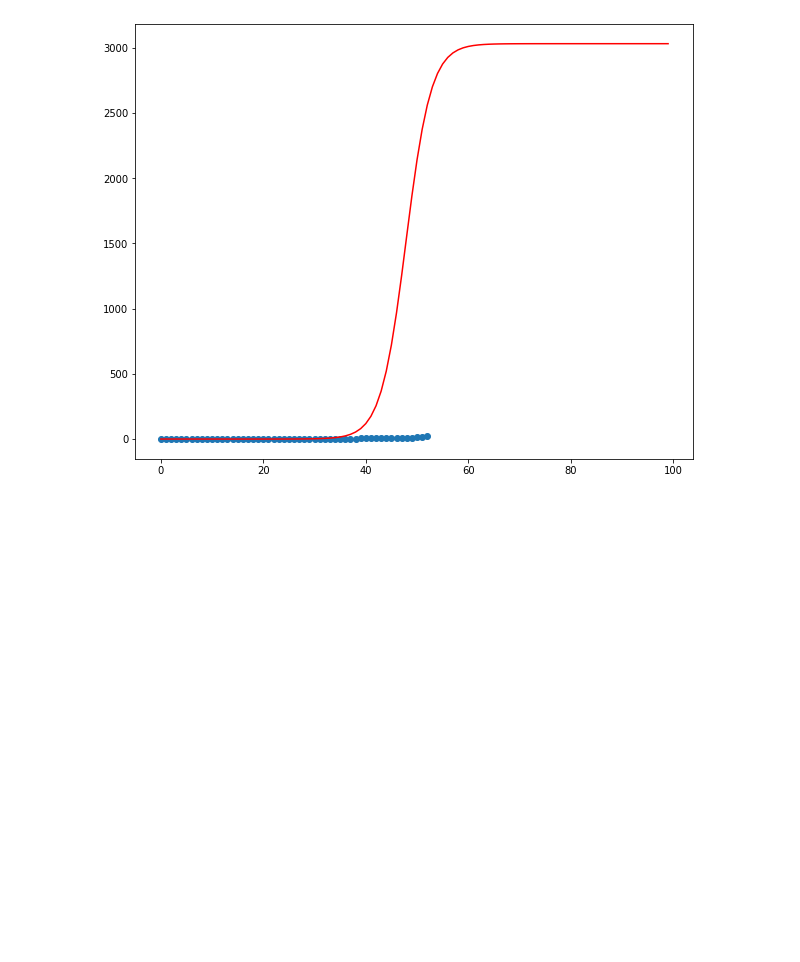
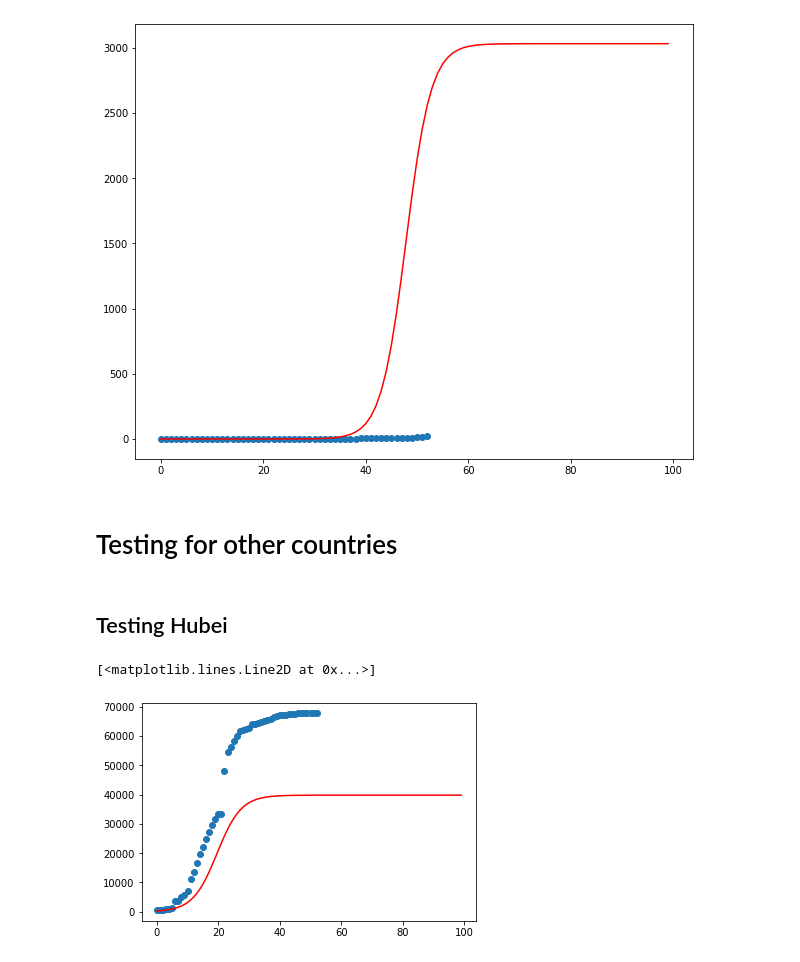
Before and after one commit to juliocrn94/CoronaVirus_ML, a Jupyter notebook: V2.0/COVID-19 Predictions.ipynb, the cells around one changed output. Saved outputs shown, nothing was run; the diff lists cells and outputs as text; code cells hidden in the pictures; blank space fills up the shorter version.

```diff
--- a/V2.0/COVID-19 Predictions.ipynb
+++ b/V2.0/COVID-19 Predictions.ipynb
@@ -664,3 +664,35 @@ plt.plot(x2, func(x2, mex_pred_L, mex_pred_k, mex_pred_a), 'r-')
 # %% [output]
 [<matplotlib.lines.Line2D at 0x...>]
 [figure]
+# %% [markdown]
+# Testing for other countries
+# %%
+hubei_pred_L = mod_L_ranfor.predict([hubei_L_test])
+hubei_pred_k = mod_k_ranfor.predict([hubei_k_test])
+hubei_pred_a = mod_a_linear.predict([hubei_a_test])
+
+iran_pred_L = mod_L_ranfor.predict([iran_L_test])
+iran_pred_k = mod_k_ranfor.predict([iran_k_test])
+iran_pred_a = mod_a_linear.predict([iran_a_test])
+
+sk_pred_L = mod_L_ranfor.predict([sk_L_test])
+sk_pred_k = mod_k_ranfor.predict([sk_k_test])
+sk_pred_a = mod_a_linear.predict([sk_a_test])
+
+us_pred_L = mod_L_ranfor.predict([us_L_test])
+us_pred_k = mod_k_ranfor.predict([us_k_test])
+us_pred_a = mod_a_linear.predict([us_a_test])
+
+guangdong_pred_L = mod_L_ranfor.predict([guangdong_L_test])
+guangdong_pred_k = mod_k_ranfor.predict([guangdong_k_test])
+guangdong_pred_a = mod_a_linear.predict([guangdong_a_test])
+# %% [markdown]
+## Testing Hubei
+# %%
+x1 = np.arange(len(conf_ts['Mexico']))
+x2 = np.arange(100)
+plt.scatter(x1, conf_ts['Ch-Hubei'])
+plt.plot(x2, func(x2, hubei_pred_L, hubei_pred_k, hubei_pred_a), 'r-')
+# %% [output]
+[<matplotlib.lines.Line2D at 0x...>]
+[figure, added]
```
Also changed, not shown: parts of 9 cells of this notebook.
